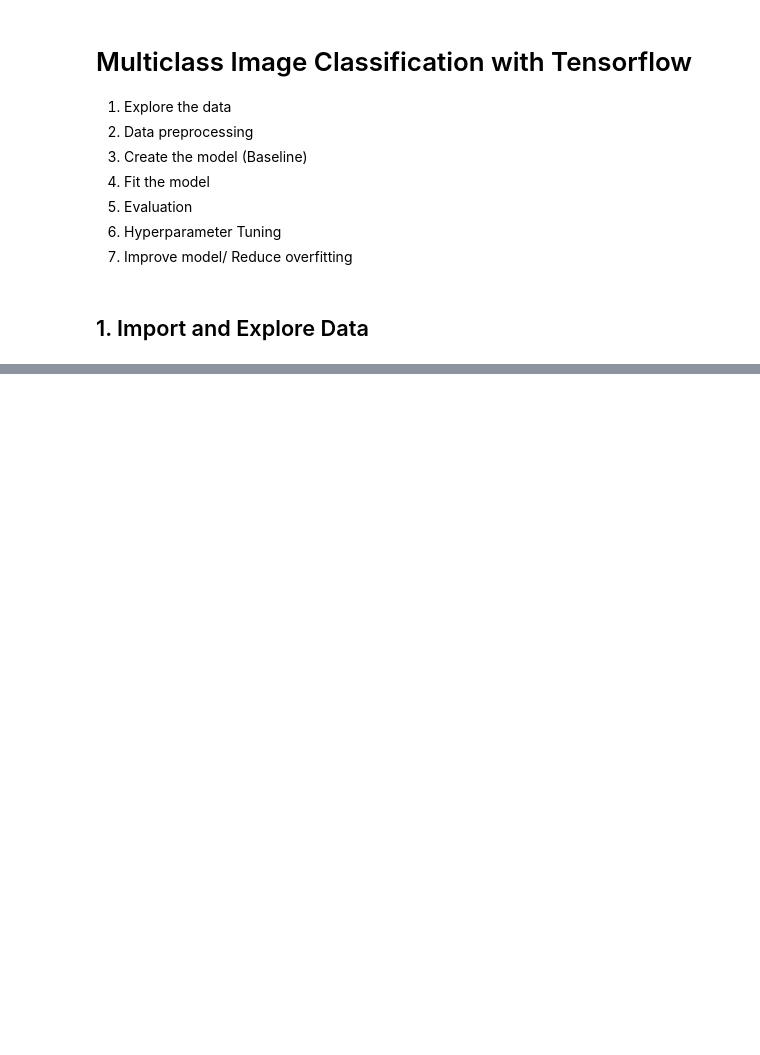
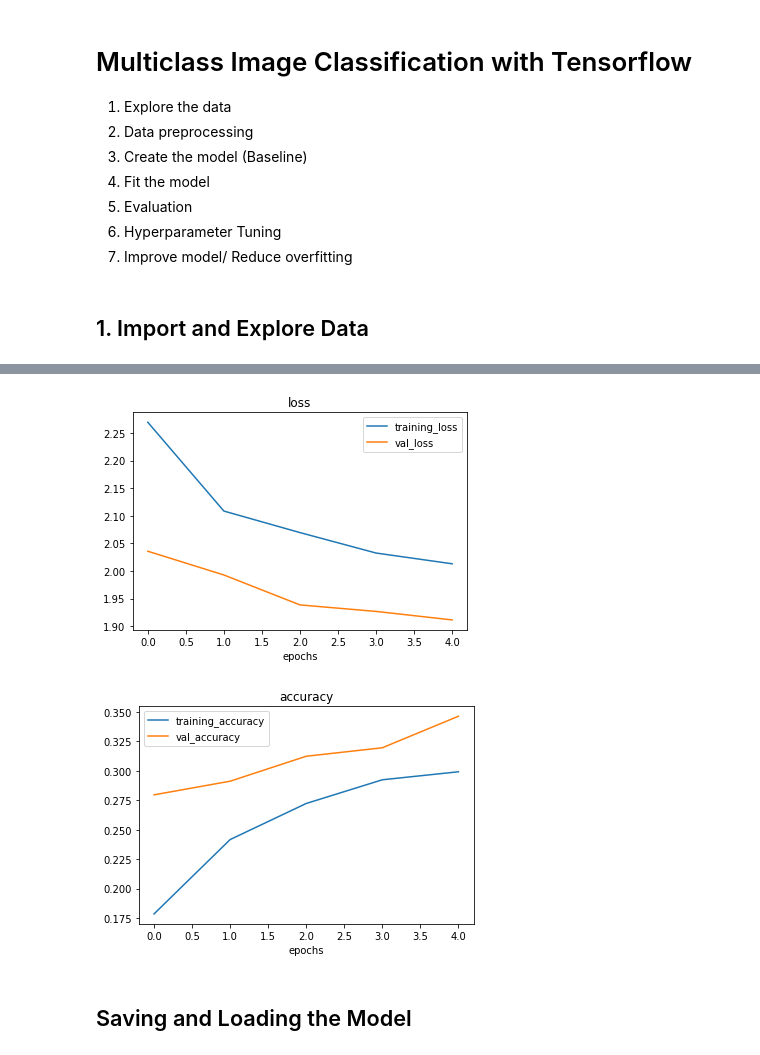
Before and after one commit to AarnoStormborn/Tensorflow-Developer-Certification, a Jupyter notebook: 03_tensorflow_computer_vision.ipynb, the cells around one changed output, grey strips where cells are left out. Cells and saved outputs as stored; diff of their text form; code cells hidden in the pictures; blank space fills up the shorter version.

```diff
--- a/03_tensorflow_computer_vision.ipynb
+++ b/03_tensorflow_computer_vision.ipynb
@@ -1012,0 +1228,25 @@ Saving to: ‘10_food_classes_all_data.zip’
+# %%
+# Model with Augmented data
+
+model_10 = Sequential([
+    Conv2D(10,3, activation='relu'),
+    Conv2D(10,3, activation='relu'),
+    MaxPool2D(pool_size=2),
+    Conv2D(10,3, activation='relu'),
+    MaxPool2D(pool_size=2),
+    Conv2D(10,3, activation='relu'),
+    Conv2D(10,3, activation='relu'),
+    MaxPool2D(pool_size=2),
+    Flatten(),
+    Dense(10, activation='sigmoid')
+])
+
+model_10.compile(loss=CategoricalCrossentropy(),
+                 optimizer=Adam(),
+                 metrics=["accuracy"])
+
+history_10 = model_10.fit(train_augmented,
+                          epochs=5,
+                          steps_per_epoch=len(train_augmented),
+                          validation_data=test,
+                          validation_steps=len(test))
@@ -1012,0 +1269,7 @@ Saving to: ‘10_food_classes_all_data.zip’
+# %%
+plot_curves(history_10)
+# %% [output]
+[figure, added]
+[figure, added]
+# %% [markdown]
+## Saving and Loading the Model
```
Also changed, not shown: parts of 52 cells of this notebook.
